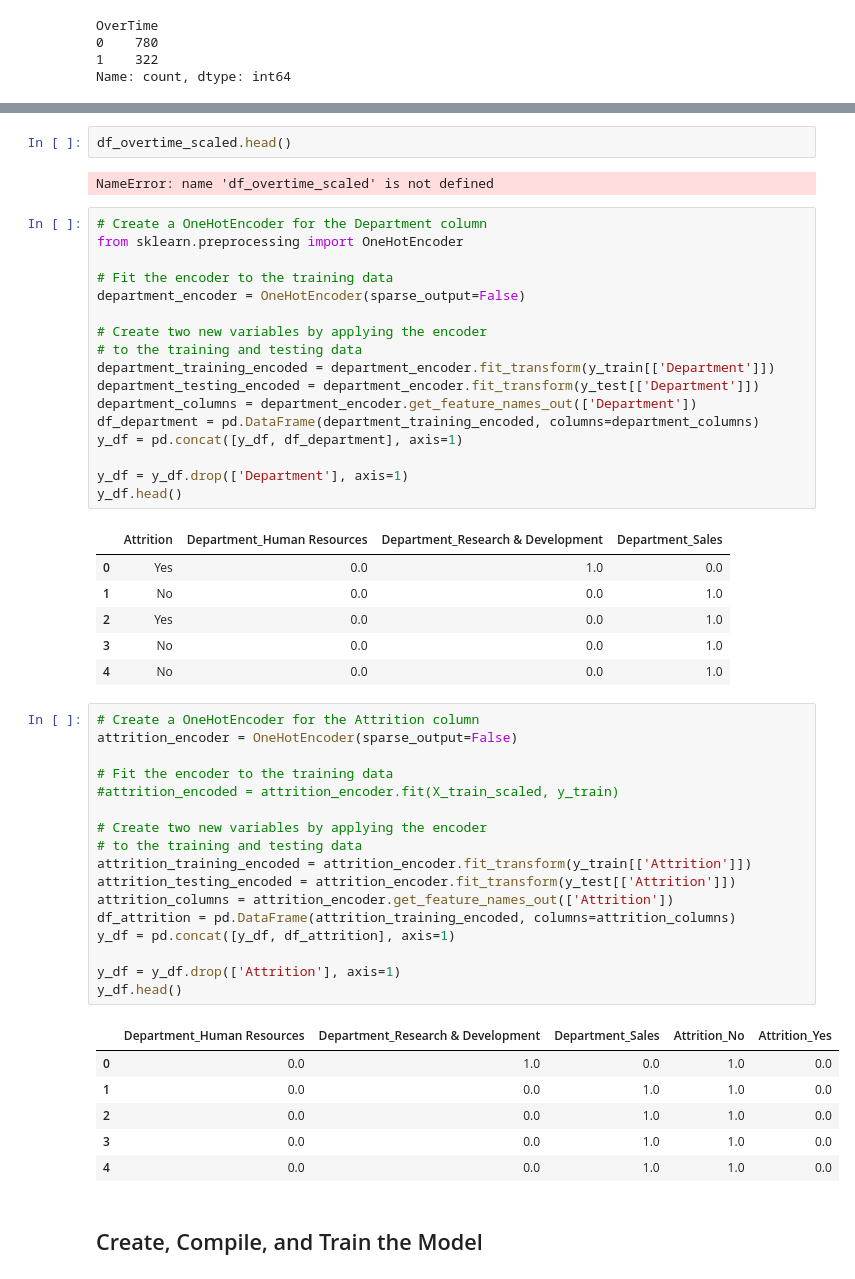
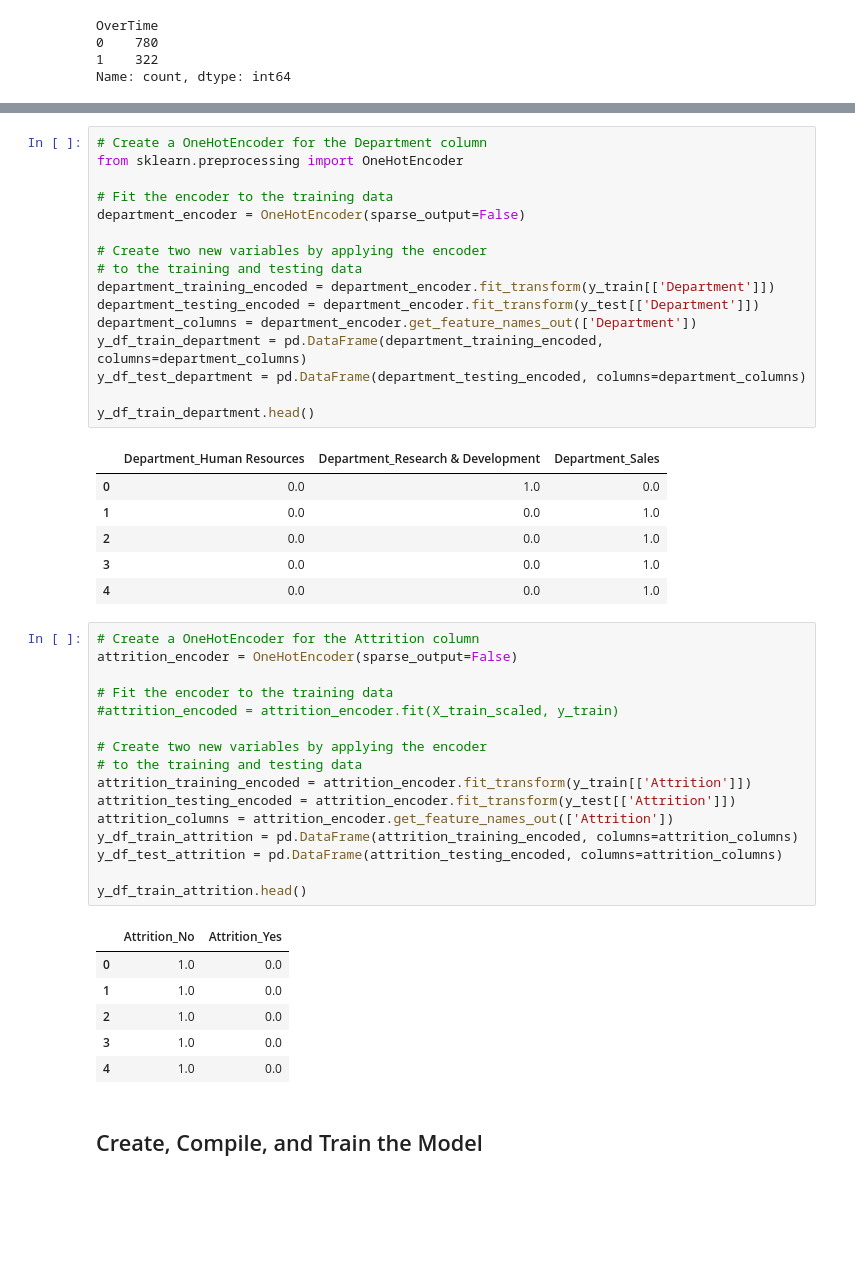
Before and after one commit to etimmons24/neural-network-challenge-2, a Jupyter notebook: attrition.ipynb, the cells around one changed output, grey strips where cells are left out. Saved outputs shown, nothing was run; the diff lists cells and outputs as text; blank space fills up the shorter version.

Commit message:
Corrected scaling errors, completed test evaluation and added summary

```diff
--- a/attrition.ipynb
+++ b/attrition.ipynb
@@ -133,7 +154,3 @@ ValueError: input_features is not equal to feature_names_in_
-# %%
-df_overtime_scaled.head()
-# %% [output]
-NameError: name 'df_overtime_scaled' is not defined
 # %%
 # Create a OneHotEncoder for the Department column
 from sklearn.preprocessing import OneHotEncoder
@@ -146,42 +163,40 @@ department_encoder = OneHotEncoder(sparse_output=False)
 department_training_encoded = department_encoder.fit_transform(y_train[['Department']])
 department_testing_encoded = department_encoder.fit_transform(y_test[['Department']])
 department_columns = department_encoder.get_feature_names_out(['Department'])
-df_department = pd.DataFrame(department_training_encoded, columns=department_columns)
-y_df = pd.concat([y_df, df_department], axis=1)
+y_df_train_department = pd.DataFrame(department_training_encoded, columns=department_columns)
+y_df_test_department = pd.DataFrame(department_testing_encoded, columns=department_columns)
 
-y_df = y_df.drop(['Department'], axis=1)
-y_df.head()
+y_df_train_department.head()
 # %% [output]
-|  | Attrition | Department_Human Resources | Department_Research & Development | Department_Sales |
-| 0 | Yes | 0.0 | 1.0 | 0.0 |
-| 1 | No | 0.0 | 0.0 | 1.0 |
-| 2 | Yes | 0.0 | 0.0 | 1.0 |
-| 3 | No | 0.0 | 0.0 | 1.0 |
-| 4 | No | 0.0 | 0.0 | 1.0 |
+|  | Department_Human Resources | Department_Research & Development | Department_Sales |
+| 0 | 0.0 | 1.0 | 0.0 |
+| 1 | 0.0 | 0.0 | 1.0 |
+| 2 | 0.0 | 0.0 | 1.0 |
+| 3 | 0.0 | 0.0 | 1.0 |
+| 4 | 0.0 | 0.0 | 1.0 |
 # %%
 # Create a OneHotEncoder for the Attrition column
 attrition_encoder = OneHotEncoder(sparse_output=False)
 
 # Fit the encoder to the training data
 #attrition_encoded = attrition_encoder.fit(X_train_scaled, y_train)
 
 # Create two new variables by applying the encoder
 # to the training and testing data
 attrition_training_encoded = attrition_encoder.fit_transform(y_train[['Attrition']])
 attrition_testing_encoded = attrition_encoder.fit_transform(y_test[['Attrition']])
 attrition_columns = attrition_encoder.get_feature_names_out(['Attrition'])
-df_attrition = pd.DataFrame(attrition_training_encoded, columns=attrition_columns)
-y_df = pd.concat([y_df, df_attrition], axis=1)
+y_df_train_attrition = pd.DataFrame(attrition_training_encoded, columns=attrition_columns)
+y_df_test_attrition = pd.DataFrame(attrition_testing_encoded, columns=attrition_columns)
 
-y_df = y_df.drop(['Attrition'], axis=1)
-y_df.head()
+y_df_train_attrition.head()
 # %% [output]
-|  | Department_Human Resources | Department_Research & Development | Department_Sales | Attrition_No | Attrition_Yes |
-| 0 | 0.0 | 1.0 | 0.0 | 1.0 | 0.0 |
-| 1 | 0.0 | 0.0 | 1.0 | 1.0 | 0.0 |
-| 2 | 0.0 | 0.0 | 1.0 | 1.0 | 0.0 |
-| 3 | 0.0 | 0.0 | 1.0 | 1.0 | 0.0 |
-| 4 | 0.0 | 0.0 | 1.0 | 1.0 | 0.0 |
+|  | Attrition_No | Attrition_Yes |
+| 0 | 1.0 | 0.0 |
+| 1 | 1.0 | 0.0 |
+| 2 | 1.0 | 0.0 |
+| 3 | 1.0 | 0.0 |
+| 4 | 1.0 | 0.0 |
 # %% [markdown]
 ## Create, Compile, and Train the Model
 # %%
```
Also changed, not shown: parts of 12 cells of this notebook.
